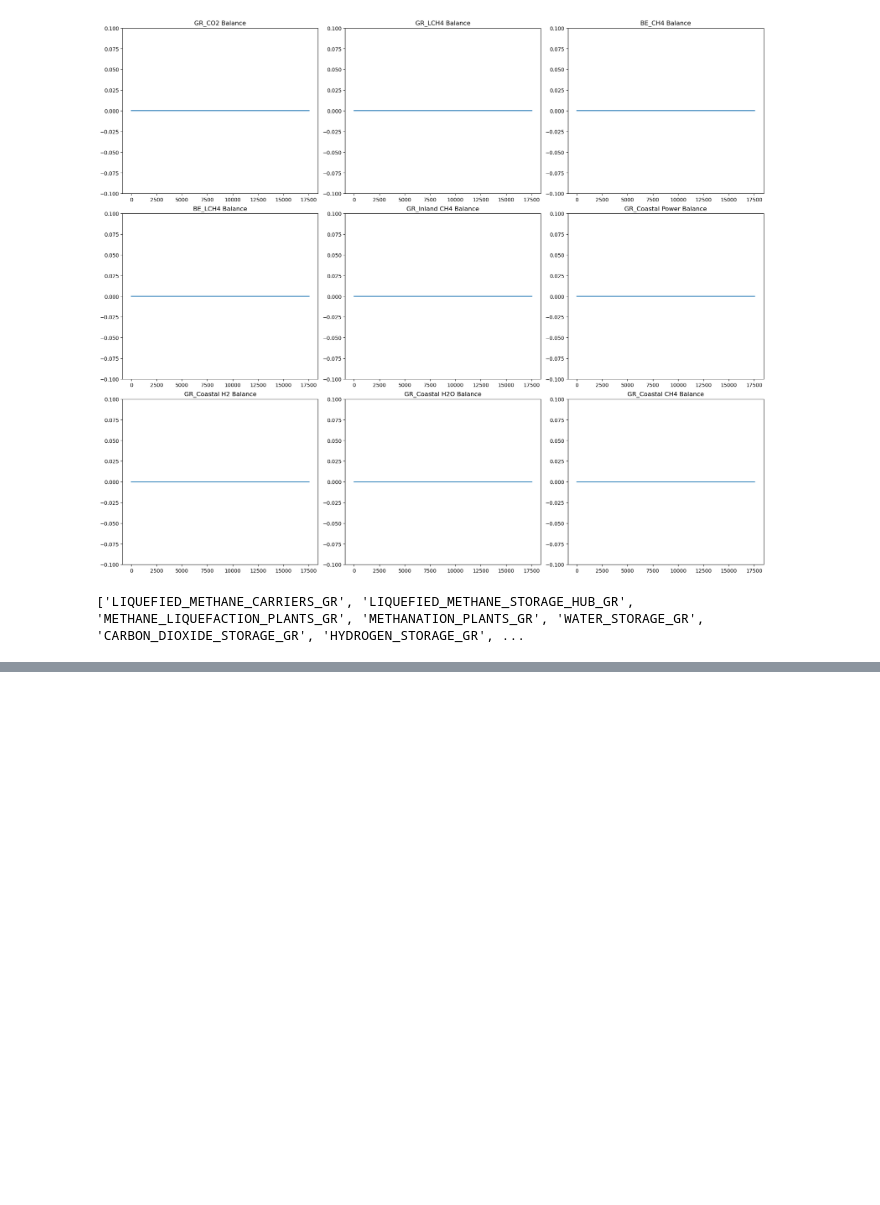
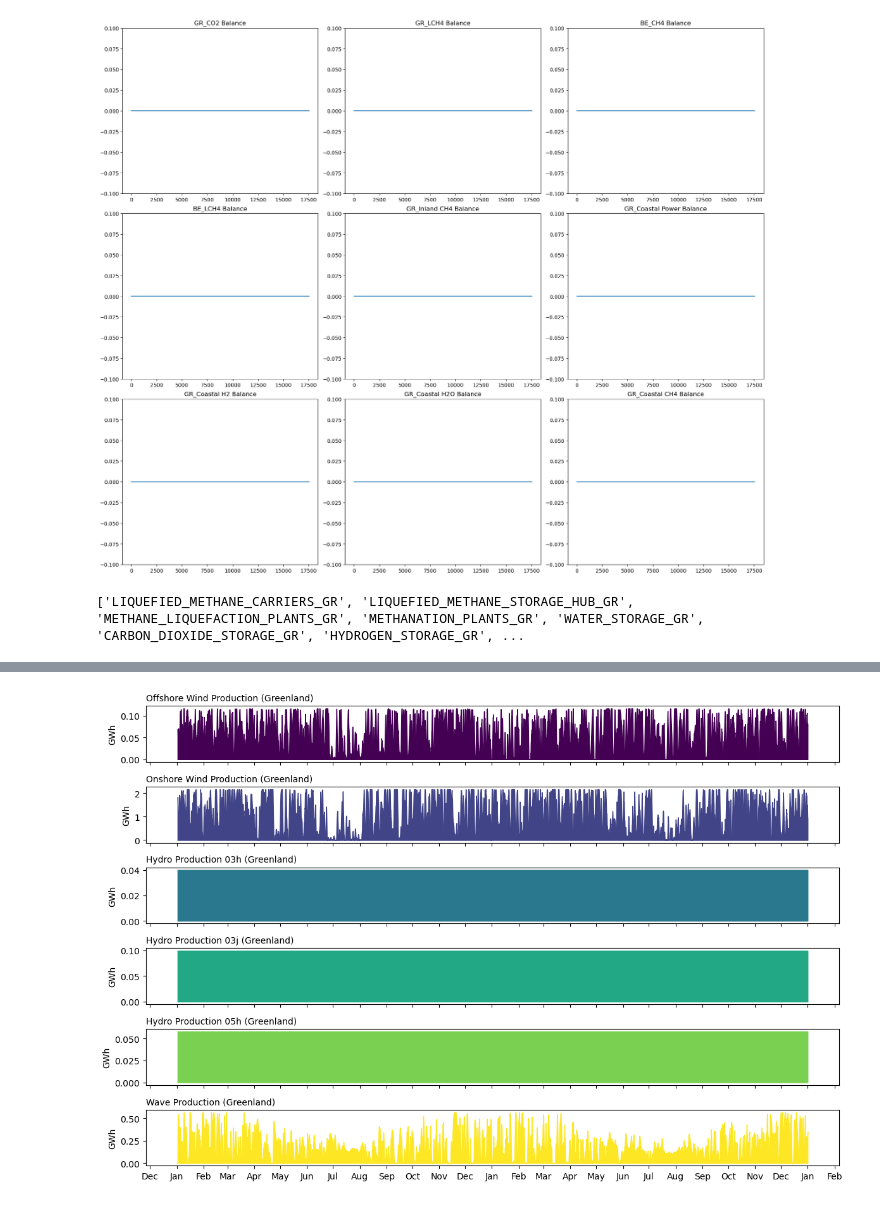
Before and after one commit to giooms/RREH_thesis, a Jupyter notebook: scripts/analysis/hydro-wave-wind_analysis.ipynb, the cells around one changed output, grey strips where cells are left out. Cells and saved outputs as stored; diff of their text form; code cells hidden in the pictures; blank space fills up the shorter version.

Commit message:
update
start of analysis of single tech scenarios

```diff
--- a/scripts/analysis/hydro-wave-wind_analysis.ipynb
+++ b/scripts/analysis/hydro-wave-wind_analysis.ipynb
@@ -451,7 +471,7 @@ import pandas as pd
 import matplotlib.pyplot as plt
 import matplotlib.dates as mdates
 
-def plot_production_dynamics(offshore_wind_gr, onshore_wind_gr, hydro_gr1, hydro_gr2, hydro_gr3, start_date='2015-01-01'):
+def plot_production_dynamics(offshore_wind_gr, onshore_wind_gr, hydro_gr1, hydro_gr2, hydro_gr3, wave, start_date='2015-01-01'):
     # Create date range for the datasets
     date_range = pd.date_range(start=start_date, periods=len(offshore_wind_gr), freq='H')
 
@@ -461,6 +481,7 @@ def plot_production_dynamics(offshore_wind_gr, onshore_wind_gr, hydro_gr1, hydro
     hydro_df1_gr = pd.DataFrame(hydro_gr1, index=date_range, columns=['Elec'])
     hydro_df2_gr = pd.DataFrame(hydro_gr2, index=date_range, columns=['Elec'])
     hydro_df3_gr = pd.DataFrame(hydro_gr3, index=date_range, columns=['Elec'])
+    wave_df_gr = pd.DataFrame(wave, index=date_range, columns=['Elec'])
 
 
     # Smooth the data with a rolling mean
@@ -469,17 +490,18 @@ def plot_production_dynamics(offshore_wind_gr, onshore_wind_gr, hydro_gr1, hydro
     hydro_df1_gr['Smoothed'] = hydro_df1_gr['Elec'].rolling(window=24).mean()
     hydro_df2_gr['Smoothed'] = hydro_df2_gr['Elec'].rolling(window=24).mean()
     hydro_df3_gr['Smoothed'] = hydro_df3_gr['Elec'].rolling(window=24).mean()
+    wave_df_gr['Smoothed'] = wave_df_gr['Elec'].rolling(window=24).mean()
 
     # Plotting
-    fig, axs = plt.subplots(5, 1, figsize=(12, 8), sharex=True)
+    fig, axs = plt.subplots(6, 1, figsize=(12, 8), sharex=True)
 
-    colors = plt.cm.viridis(np.linspace(0, 1, 5))
+    colors = plt.cm.viridis(np.linspace(0, 1, 6))
 
     # Plot each storage type
     for ax, df, color, label in zip(axs,
-                                    [offshore_wind_df_gr, onshore_wind_df_gr, hydro_df1_gr, hydro_df2_gr, hydro_df3_gr],
+                                    [offshore_wind_df_gr, onshore_wind_df_gr, hydro_df1_gr, hydro_df2_gr, hydro_df3_gr, wave_df_gr],
                                     colors,
-                                    ['Offshore Wind Production (Greenland)', 'Onshore Wind Production (Greenland)', 'Hydro Production 03h (Greenland)', 'Hydro Production 03j (Greenland)', 'Hydro Production 05h (Greenland)']):
+                                    ['Offshore Wind Production (Greenland)', 'Onshore Wind Production (Greenland)', 'Hydro Production 03h (Greenland)', 'Hydro Production 03j (Greenland)', 'Hydro Production 05h (Greenland)', 'Wave Production (Greenland)']):
         ax.fill_between(df.index, df['Smoothed'], color=color)
         ax.set_title(label, fontsize=10, loc='left')
         ax.xaxis.set_major_formatter(mdates.DateFormatter('%b'))
@@ -492,11 +514,14 @@ def plot_production_dynamics(offshore_wind_gr, onshore_wind_gr, hydro_gr1, hydro
 # %%
 offshore_prod_gr = np.array(d.solution.elements.OFF_WIND_PLANTS_GR.variables.electricity.values)
 onshore_prod_gr = np.array(d.solution.elements.ON_WIND_PLANTS_GR.variables.electricity.values)
 hydro_prod_03h_gr = np.array(d.solution.elements.HYDRO_PLANT_03h_GR.variables.electricity.values)
 hydro_prod_03j_gr = np.array(d.solution.elements.HYDRO_PLANT_03j_GR.variables.electricity.values)
 hydro_prod_05h_gr = np.array(d.solution.elements.HYDRO_PLANT_05h_GR.variables.electricity.values)
+wave_prod_gr = np.array(d.solution.elements.WAVE_PLANT_GR.variables.electricity.values)
 
-plot_production_dynamics(offshore_prod_gr, onshore_prod_gr, hydro_prod_03h_gr, hydro_prod_03j_gr, hydro_prod_05h_gr)
+plot_production_dynamics(offshore_prod_gr, onshore_prod_gr, hydro_prod_03h_gr, hydro_prod_03j_gr, hydro_prod_05h_gr, wave_prod_gr)
+# %% [output]
+[figure, added]
 # %%
 import pandas as pd
 import matplotlib.pyplot as plt
```
Also changed, not shown: parts of 21 cells of this notebook, 18 other files.
